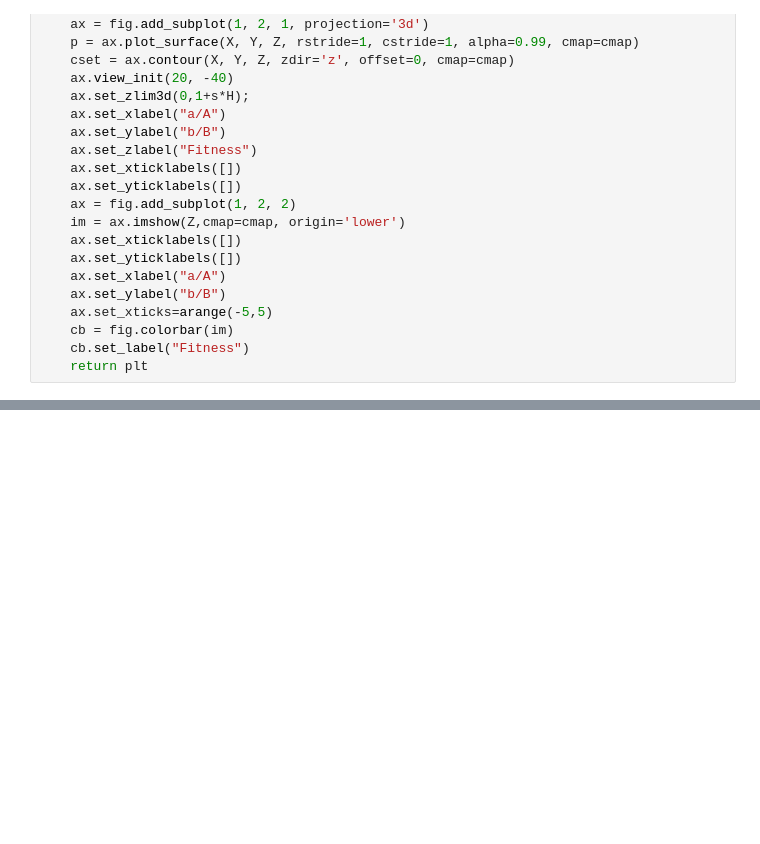
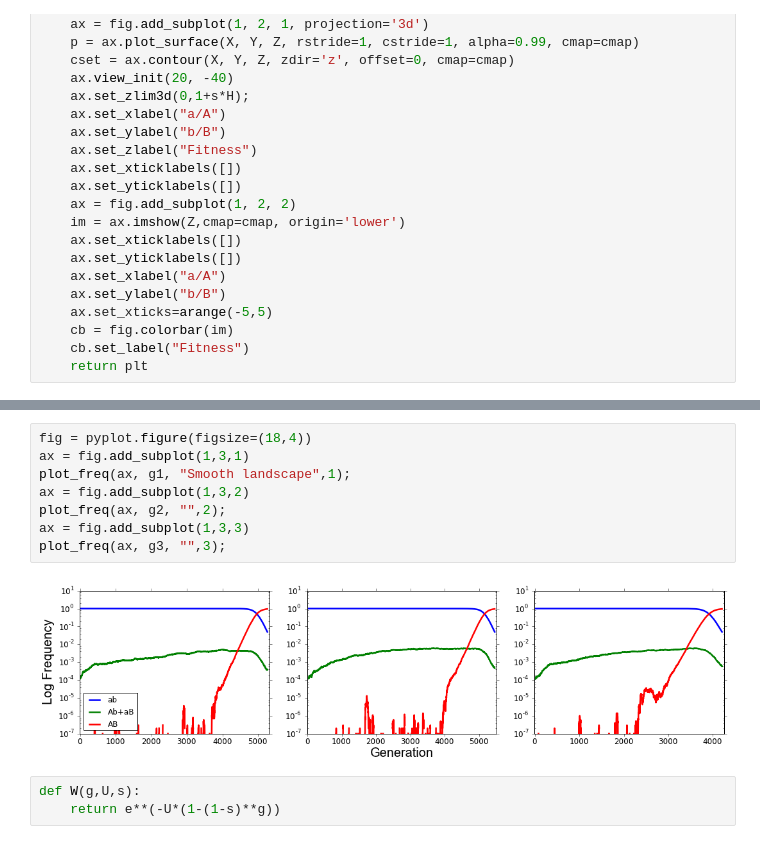
Before and after one commit to yoavram/SIDEER2013, a Jupyter notebook: presentation.ipynb, the cells around one changed output, grey strips where cells are left out. Saved outputs shown, nothing was run; the diff lists cells and outputs as text; blank space fills up the shorter version.

```diff
--- a/presentation.ipynb
+++ b/presentation.ipynb
@@ -136,0 +115,13 @@ KeyboardInterrupt:
+# %%
+fig = pyplot.figure(figsize=(18,4))
+ax = fig.add_subplot(1,3,1)
+plot_freq(ax, g1, "Smooth landscape",1);
+ax = fig.add_subplot(1,3,2)
+plot_freq(ax, g2, "",2);
+ax = fig.add_subplot(1,3,3)
+plot_freq(ax, g3, "",3);
+# %% [output]
+[figure, added]
+# %%
+def W(g,U,s):
+    return e**(-U*(1-(1-s)**g))
```
Also changed, not shown: parts of 23 cells of this notebook, 1 other file.
